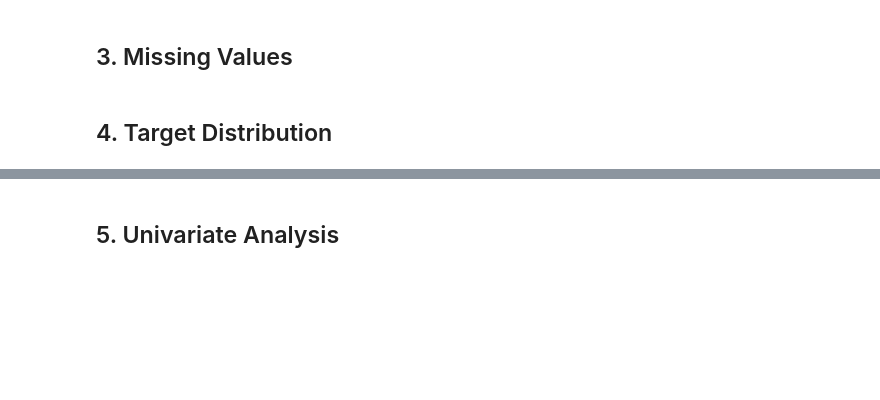
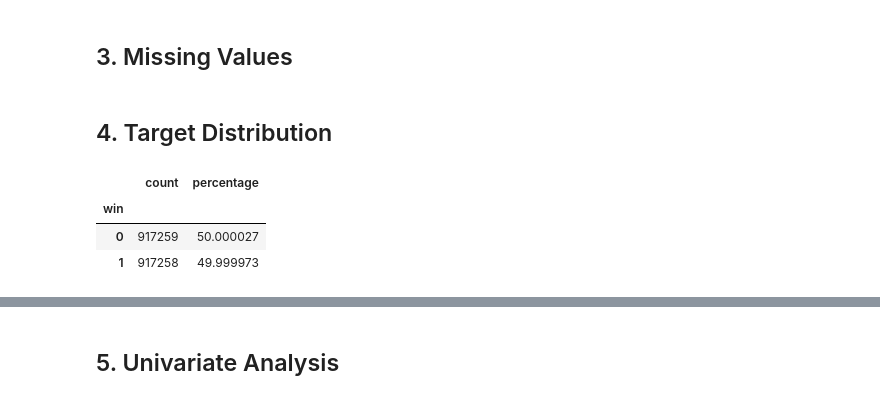
Before and after one commit to El-Maktab/lol-match-oracle, a Jupyter notebook: notebooks/ 01_data_exploration.ipynb, the cells around one changed output, grey strips where cells are left out. Saved outputs shown, nothing was run; the diff lists cells and outputs as text; code cells hidden in the pictures; blank space fills up the shorter version.

```diff
--- a/notebooks/ 01_data_exploration.ipynb
+++ b/notebooks/ 01_data_exploration.ipynb
@@ -60,2 +109,14 @@ memory_usage: 36.51283645629883 MB
 # %% [markdown]
 ## 4. Target Distribution
+# %%
+counts = stats_df["win"].value_counts()
+perc = stats_df["win"].value_counts(normalize=True) * 100
+
+dist = pd.DataFrame({"count": counts, "percentage": perc})
+
+dist
+# %% [output]
+|  | count | percentage |
+| win |  |  |
+| 0 | 917259 | 50.000027 |
+| 1 | 917258 | 49.999973 |
```
Also changed, not shown: parts of 6 cells of this notebook, 2 other files.
